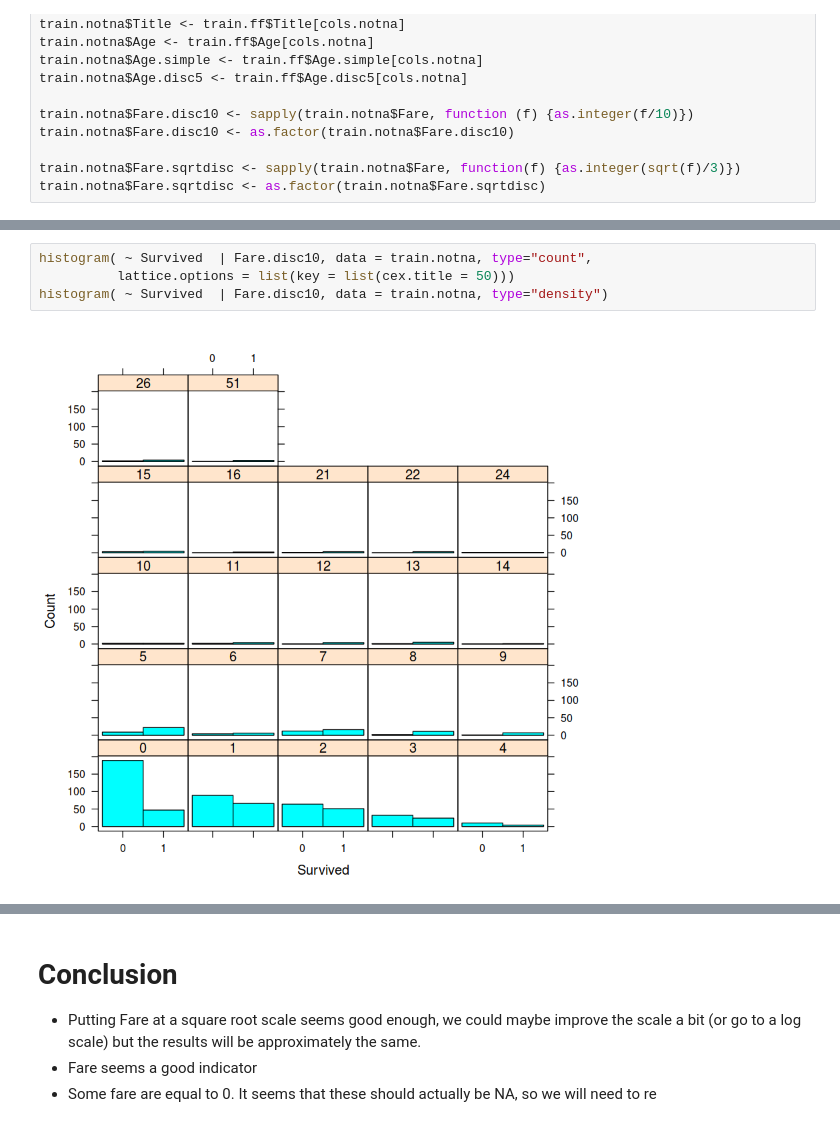
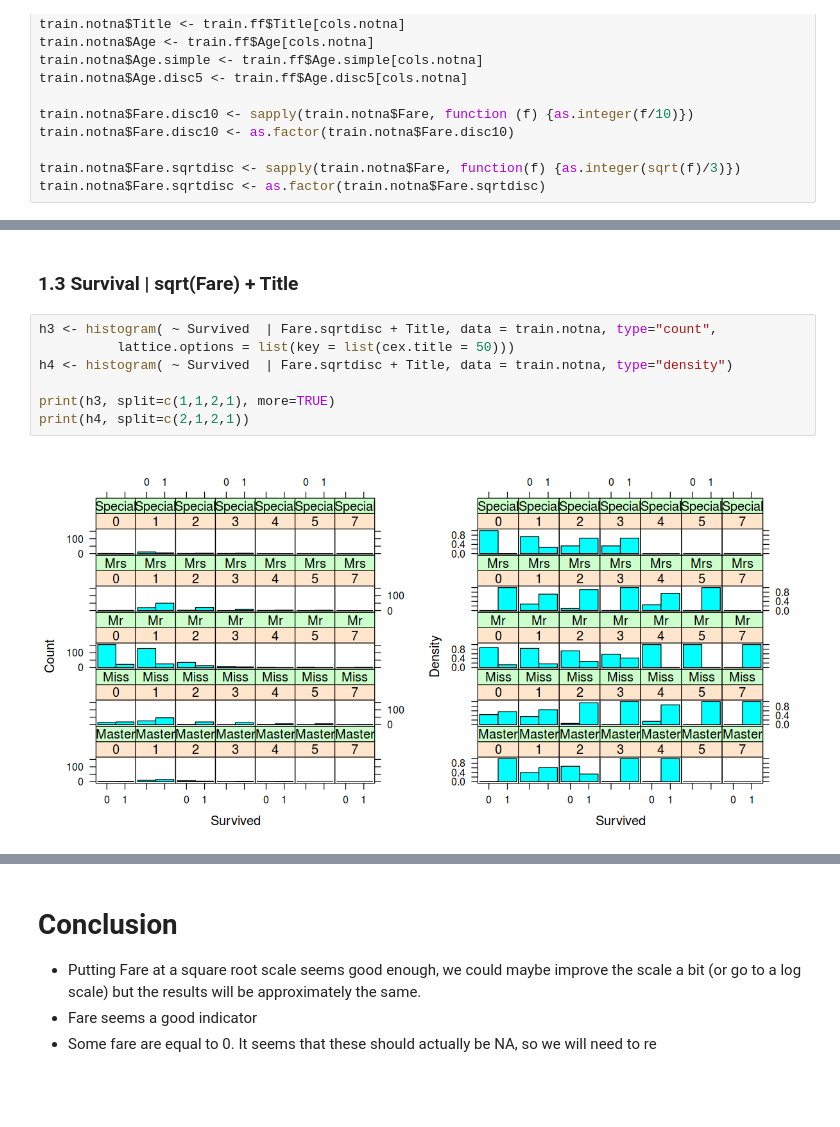
Before and after one commit to sapristi/ML, a Jupyter notebook: experiments/titanic_challenge/fare_exploration.ipynb, the cells around one changed output, grey strips where cells are left out. Cells and saved outputs as stored; diff of their text form; blank space fills up the shorter version.

```diff
--- a/experiments/titanic_challenge/fare_exploration.ipynb
+++ b/experiments/titanic_challenge/fare_exploration.ipynb
@@ -38,6 +68,11 @@ histogram(~Fare | Survived , data = train.notna, type="count")
+# %% [markdown]
+### 1.3 Survival | sqrt(Fare) + Title
 # %%
-histogram( ~ Survived  | Fare.disc10, data = train.notna, type="count",
+h3 <- histogram( ~ Survived  | Fare.sqrtdisc + Title, data = train.notna, type="count",
           lattice.options = list(key = list(cex.title = 50)))
-histogram( ~ Survived  | Fare.disc10, data = train.notna, type="density")
+h4 <- histogram( ~ Survived  | Fare.sqrtdisc + Title, data = train.notna, type="density")
+
+print(h3, split=c(1,1,2,1), more=TRUE)
+print(h4, split=c(2,1,2,1))
 # %% [output]
-[figure, old version]
+[figure, new version]
```
Also changed, not shown: parts of 18 cells of this notebook.
